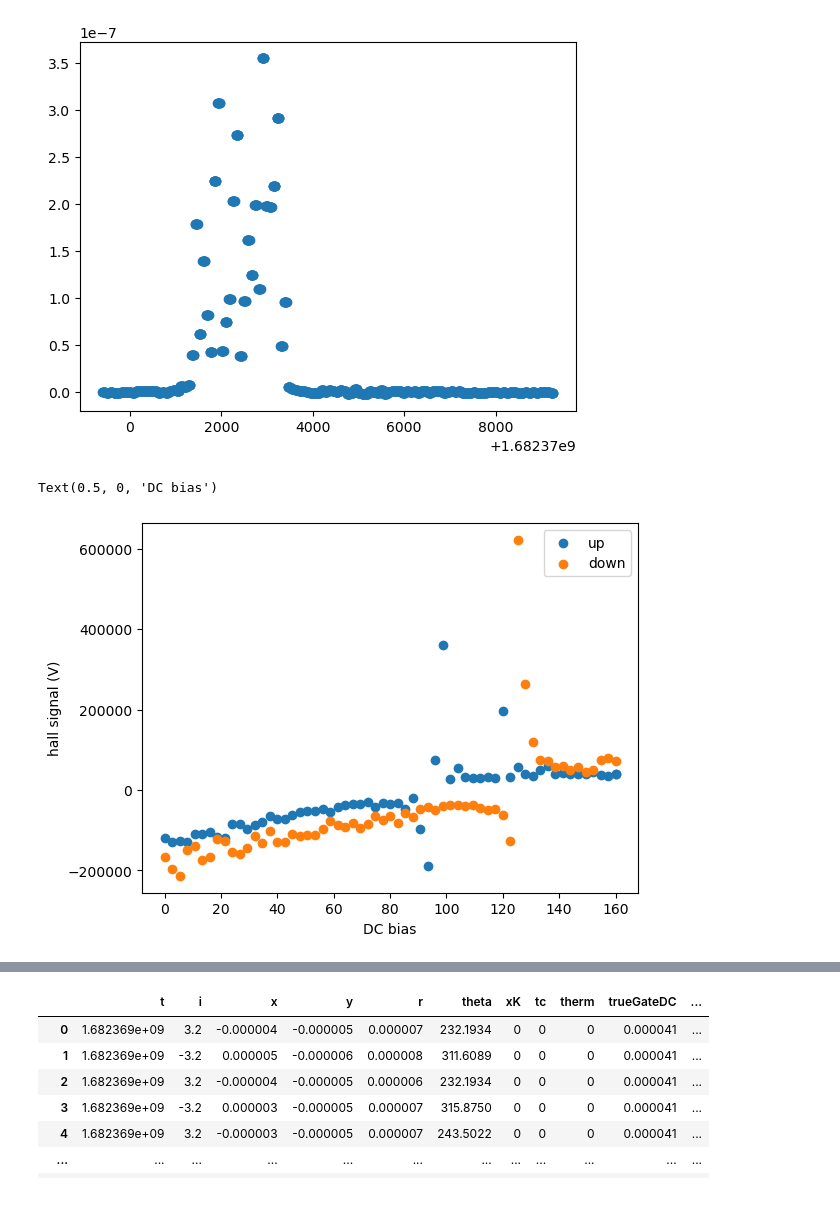
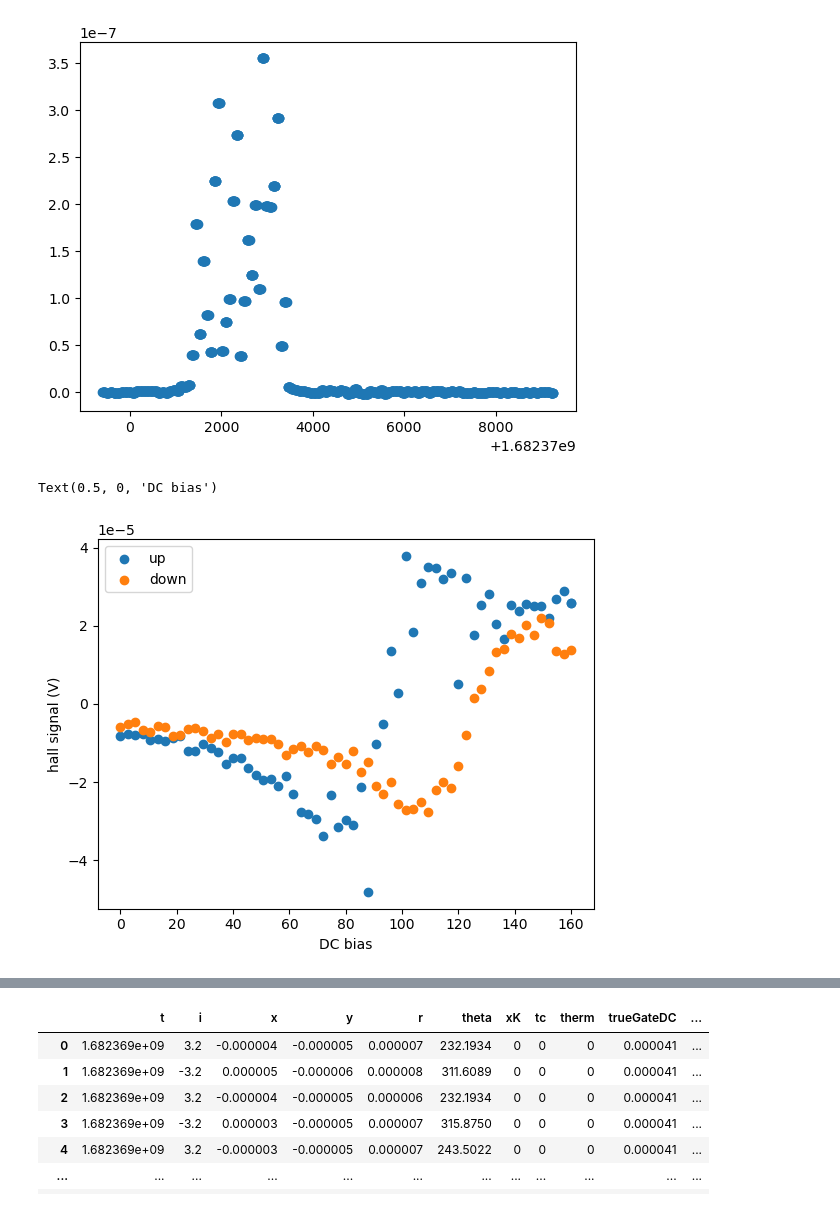
Before and after one commit to MatthewChalkG/ElectricalCharacterization, a Jupyter notebook: sortedelectricaldata/Data_Analysis2.ipynb, the cells around one changed output, grey strips where cells are left out. Saved outputs shown, nothing was run; the diff lists cells and outputs as text; code cells hidden in the pictures.

```diff
--- a/sortedelectricaldata/Data_Analysis2.ipynb
+++ b/sortedelectricaldata/Data_Analysis2.ipynb
@@ -578,27 +578,27 @@ plt.scatter(data['t'], data['trueGateI'])
 # %%
 data['curr'] = data['x2']/10**5
 data['samp_res'] = 1-data['x2']
 
 data1 = pd.DataFrame(data[:611])
 data2 = data[611:]
 
 
 dcList1 = data1['trueGateDC'].unique()
 g1 = avgHallSignal(data1)
 
 dcList2 = data2['trueGateDC'].unique()
 g2 = avgHallSignal(data2)
 
-g1 = [1/g1[i] for i in range(len(g1))]
+#g1 = [1/g1[i] for i in range(len(g1))]
 
 
-g2 = [1/g2[i] for i in range(len(g2))]
+#g2 = [1/g2[i] for i in range(len(g2))]
 plt.scatter(dcList1, g1, label = 'up')
 plt.scatter(dcList2, g2, label= 'down')
 
 plt.legend()
 plt.ylabel('hall signal (V)')
 plt.xlabel('DC bias')
 # %% [output]
 Text(0.5, 0, 'DC bias')
-[figure, old version]
+[figure, new version]
```
Also changed, not shown: parts of 6 cells of this notebook.
